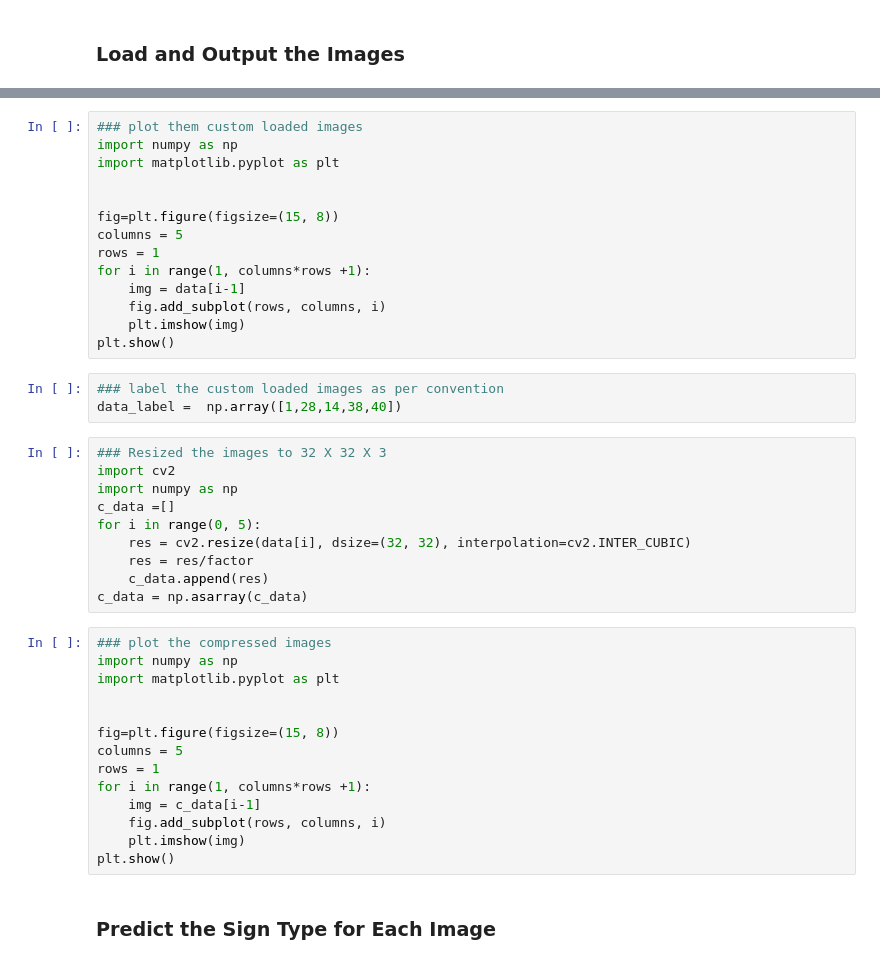
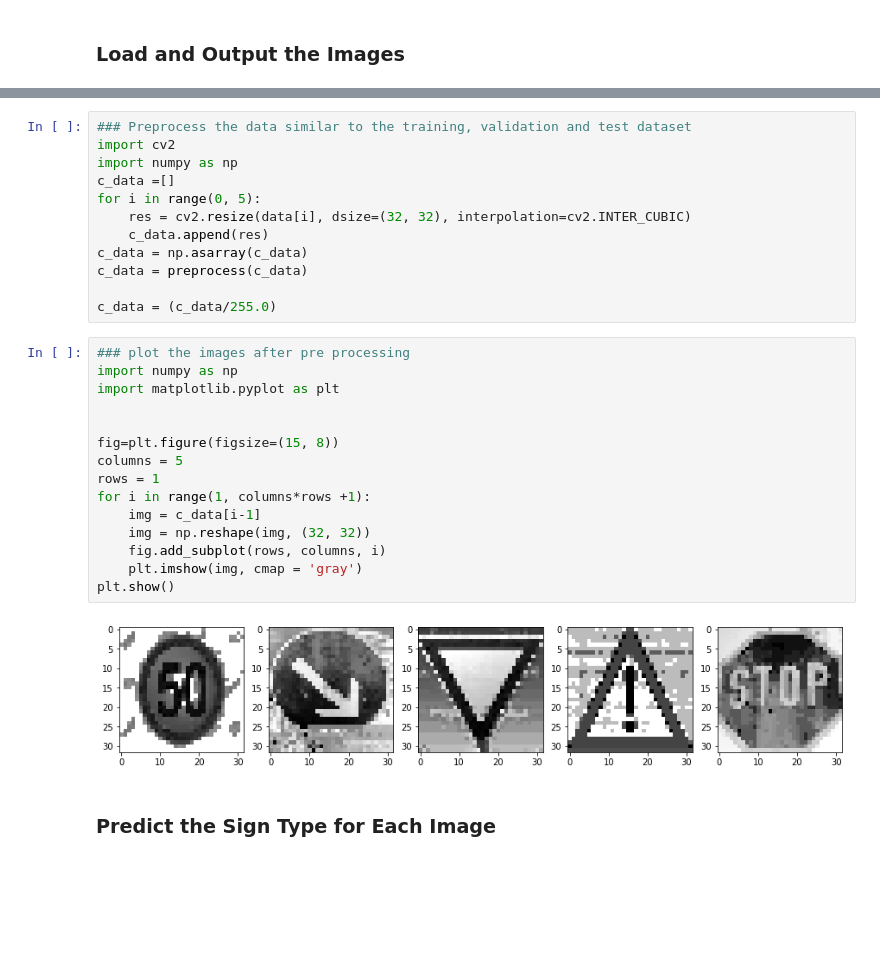
Before and after one commit to sauravkdeo/CarND-Traffic-Sign-Classifier-Project, a Jupyter notebook: Traffic_Sign_Classifier.ipynb, the cells around one changed output, grey strips where cells are left out. Cells and saved outputs as stored; diff of their text form; blank space fills up the shorter version.

```diff
--- a/Traffic_Sign_Classifier.ipynb
+++ b/Traffic_Sign_Classifier.ipynb
@@ -290,44 +330,32 @@ for f1 in files:
+# %%
+### Preprocess the data similar to the training, validation and test dataset
+import cv2
+import numpy as np
+c_data =[]
+for i in range(0, 5):
+    res = cv2.resize(data[i], dsize=(32, 32), interpolation=cv2.INTER_CUBIC)
+    c_data.append(res)
+c_data = np.asarray(c_data)
+c_data = preprocess(c_data)
+
+c_data = (c_data/255.0)
 # %%
-### plot them custom loaded images
+### plot the images after pre processing
 import numpy as np
 import matplotlib.pyplot as plt
 
 
 fig=plt.figure(figsize=(15, 8))
 columns = 5
 rows = 1
 for i in range(1, columns*rows +1):
-    img = data[i-1]
+    img = c_data[i-1]
+    img = np.reshape(img, (32, 32))
     fig.add_subplot(rows, columns, i)
-    plt.imshow(img)
+    plt.imshow(img, cmap = 'gray')
 plt.show()
+# %% [output]
+[figure, added]
-# %%
-### label the custom loaded images as per convention
-data_label =  np.array([1,28,14,38,40])
-# %%
-### Resized the images to 32 X 32 X 3
-import cv2
-import numpy as np
-c_data =[]
-for i in range(0, 5):
-    res = cv2.resize(data[i], dsize=(32, 32), interpolation=cv2.INTER_CUBIC)
-    res = res/factor
-    c_data.append(res)
-c_data = np.asarray(c_data)
-# %%
-### plot the compressed images
-import numpy as np
-import matplotlib.pyplot as plt
-
-
-fig=plt.figure(figsize=(15, 8))
-columns = 5
-rows = 1
-for i in range(1, columns*rows +1):
-    img = c_data[i-1]
-    fig.add_subplot(rows, columns, i)
-    plt.imshow(img)
-plt.show()
 # %% [markdown]
 ### Predict the Sign Type for Each Image
 # %%
```
Also changed, not shown: parts of 25 cells of this notebook.
